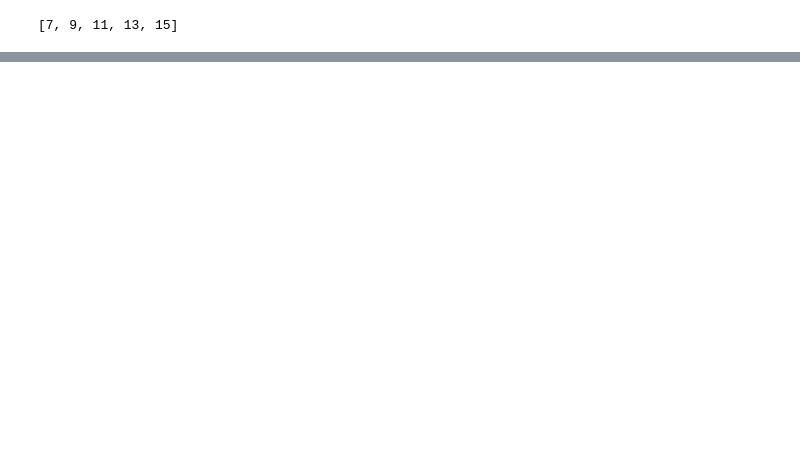
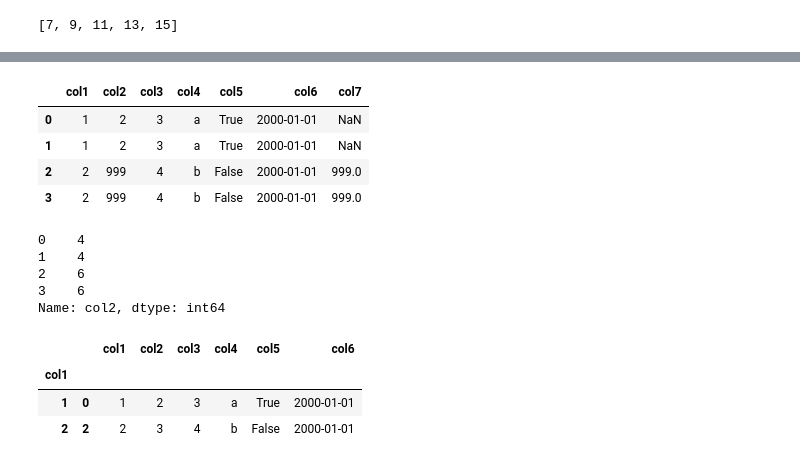
Before and after one commit to twattley/racing-api-project, a Jupyter notebook: notebooks/tech_test.ipynb, the cells around one changed output, grey strips where cells are left out. Drawn from its saved outputs; the diff is of its cells as text; code cells hidden in the pictures; blank space fills up the shorter version.

```diff
--- a/notebooks/tech_test.ipynb
+++ b/notebooks/tech_test.ipynb
@@ -32,0 +112,40 @@ CompletedProcess(args=['getconf', 'LEVEL1_DCACHE_LINESIZE'], returncode=64, stdo
+# %%
+df = pd.DataFrame(
+    {
+        "col1": [1, 1, 2, 2],
+        "col2": [2, 2, 3, 3],
+        "col3": [3, 3, 4, 4],
+        "col4": ["a", "a", "b", "b"],
+        "col5": [True, True, False, False],
+        "col6": [
+            datetime(2000, 1, 1),
+            datetime(2000, 1, 1),
+            datetime(2000, 1, 1),
+            datetime(2000, 1, 1),
+        ],
+    }
+)
+# %%
+df.loc[df['col1'] > 1, 'col7'] = 999
+df
+# %% [output]
+|  | col1 | col2 | col3 | col4 | col5 | col6 | col7 |
+| 0 | 1 | 2 | 3 | a | True | 2000-01-01 | NaN |
+| 1 | 1 | 2 | 3 | a | True | 2000-01-01 | NaN |
+| 2 | 2 | 999 | 4 | b | False | 2000-01-01 | 999.0 |
+| 3 | 2 | 999 | 4 | b | False | 2000-01-01 | 999.0 |
+# %%
+df.groupby('col1')['col2'].transform('sum')
+# %% [output]
+0    4
+1    4
+2    6
+3    6
+Name: col2, dtype: int64
+# %%
+df.groupby('col1').apply(lambda x: x.nlargest(1, 'col2'))
+# %% [output]
+|  |  | col1 | col2 | col3 | col4 | col5 | col6 |
+| col1 |  |  |  |  |  |  |  |
+| 1 | 0 | 1 | 2 | 3 | a | True | 2000-01-01 |
+| 2 | 2 | 2 | 3 | 4 | b | False | 2000-01-01 |
```
Also changed, not shown: parts of 39 cells of this notebook, 6 other files.
